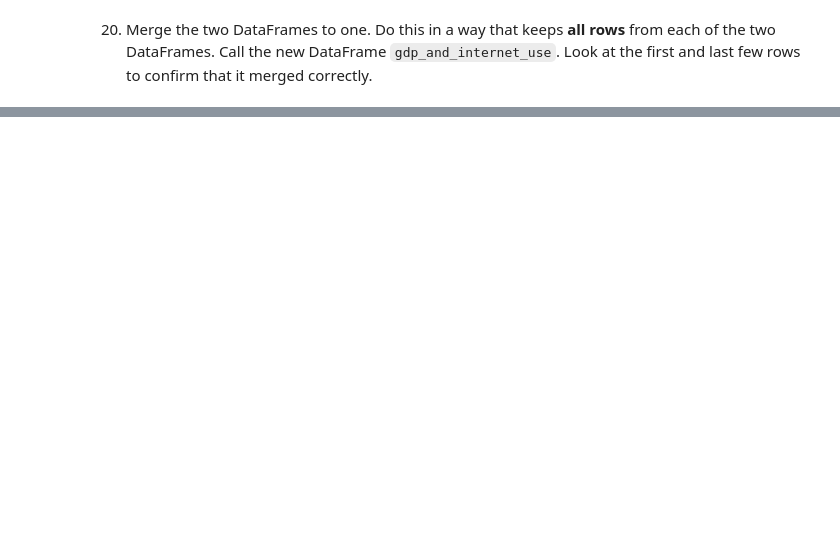
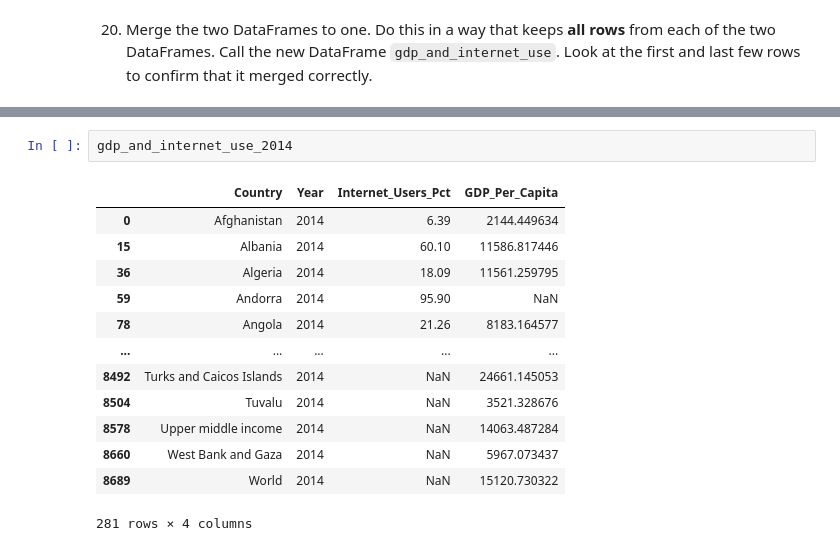
Before and after one commit to NSS-Data-Analytics-Cohort-10/gdp-and-internet-usage-kostenkoandri, a Jupyter notebook: notebooks/gdp_internet_usage_un_data.ipynb, the cells around one changed output, grey strips where cells are left out. Drawn from its saved outputs; the diff is of its cells as text; blank space fills up the shorter version.

```diff
--- a/notebooks/gdp_internet_usage_un_data.ipynb
+++ b/notebooks/gdp_internet_usage_un_data.ipynb
@@ -380,0 +404,16 @@ TypeError: 'function' object is not iterable
+# %%
+gdp_and_internet_use_2014
+# %% [output]
+|  | Country | Year | Internet_Users_Pct | GDP_Per_Capita |
+| 0 | Afghanistan | 2014 | 6.39 | 2144.449634 |
+| 15 | Albania | 2014 | 60.10 | 11586.817446 |
+| 36 | Algeria | 2014 | 18.09 | 11561.259795 |
+| 59 | Andorra | 2014 | 95.90 | NaN |
+| 78 | Angola | 2014 | 21.26 | 8183.164577 |
+| ... | ... | ... | ... | ... |
+| 8492 | Turks and Caicos Islands | 2014 | NaN | 24661.145053 |
+| 8504 | Tuvalu | 2014 | NaN | 3521.328676 |
+| 8578 | Upper middle income | 2014 | NaN | 14063.487284 |
+| 8660 | West Bank and Gaza | 2014 | NaN | 5967.073437 |
+| 8689 | World | 2014 | NaN | 15120.730322 |
+281 rows × 4 columns
```
Also changed, not shown: parts of 26 cells of this notebook.
